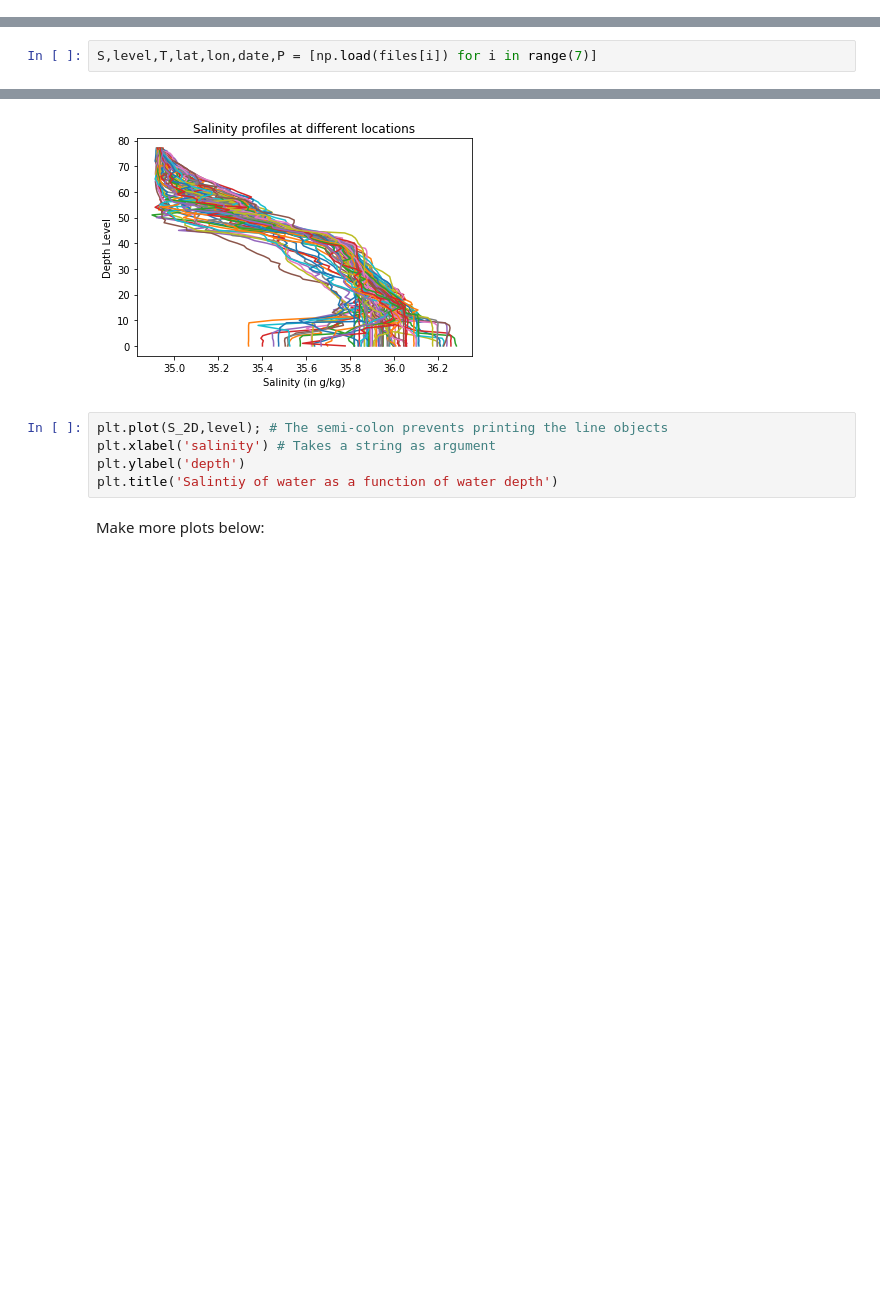
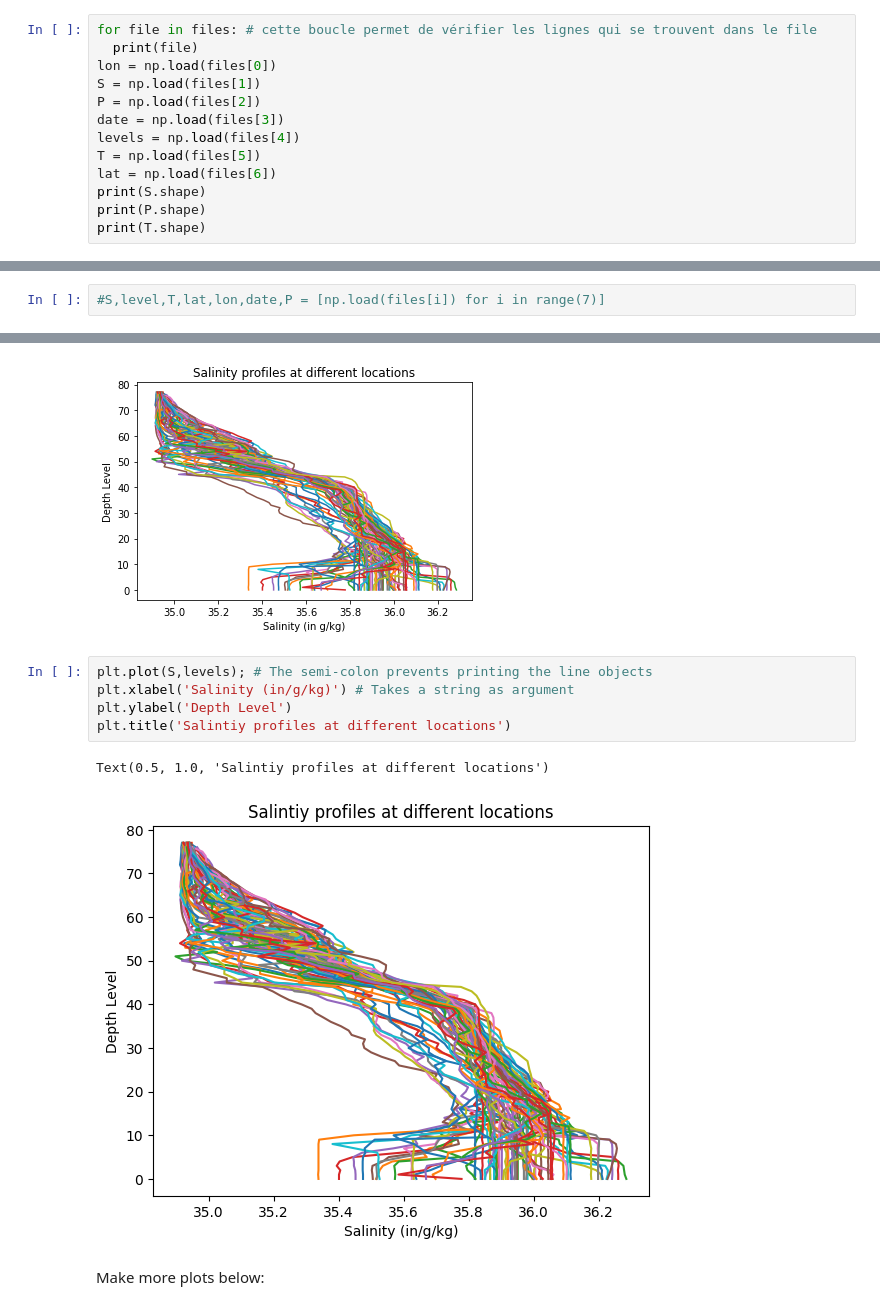
Before and after one commit to quentin02noel/2025_Intro_Python, a Jupyter notebook: notebook/W2_S1.ipynb, the cells around one changed output, grey strips where cells are left out. Cells and saved outputs as stored; diff of their text form; blank space fills up the shorter version.

```diff
--- a/notebook/W2_S1.ipynb
+++ b/notebook/W2_S1.ipynb
@@ -70,0 +80,13 @@ P = np.load(files[6])
+# %%
+for file in files: # cette boucle permet de vérifier les lignes qui se trouvent dans le file
+  print(file)
+lon = np.load(files[0])
+S = np.load(files[1])
+P = np.load(files[2])
+date = np.load(files[3])
+levels = np.load(files[4])
+T = np.load(files[5])
+lat = np.load(files[6])
+print(S.shape)
+print(P.shape)
+print(T.shape)
@@ -71,7 +104,7 @@ P = np.load(files[6])
 # %% [markdown]
 Then, load the files as `numpy` arrays, for instance using list comprehension
 # %%
-S,level,T,lat,lon,date,P = [np.load(files[i]) for i in range(7)]
+#S,level,T,lat,lon,date,P = [np.load(files[i]) for i in range(7)]
 # %% [markdown]
 **Q2) Recreate the `level` array using `np.arange` and `np.linspace`**
 
@@ -246,10 +306,13 @@ Hint 2: Each plot should have a line for each column of data. It will look messy
 # %% [markdown]
 ![Salinity_example.png](embedded-picture-1)
 # %%
-plt.plot(S_2D,level); # The semi-colon prevents printing the line objects
-plt.xlabel('salinity') # Takes a string as argument
-plt.ylabel('depth')
-plt.title('Salintiy of water as a function of water depth')
+plt.plot(S,levels); # The semi-colon prevents printing the line objects
+plt.xlabel('Salinity (in/g/kg)') # Takes a string as argument
+plt.ylabel('Depth Level')
+plt.title('Salintiy profiles at different locations')
+# %% [output]
+Text(0.5, 1.0, 'Salintiy profiles at different locations')
+[figure, added]
 # %% [markdown]
 Make more plots below:
 # %%
```
Also changed, not shown: parts of 35 cells of this notebook.
